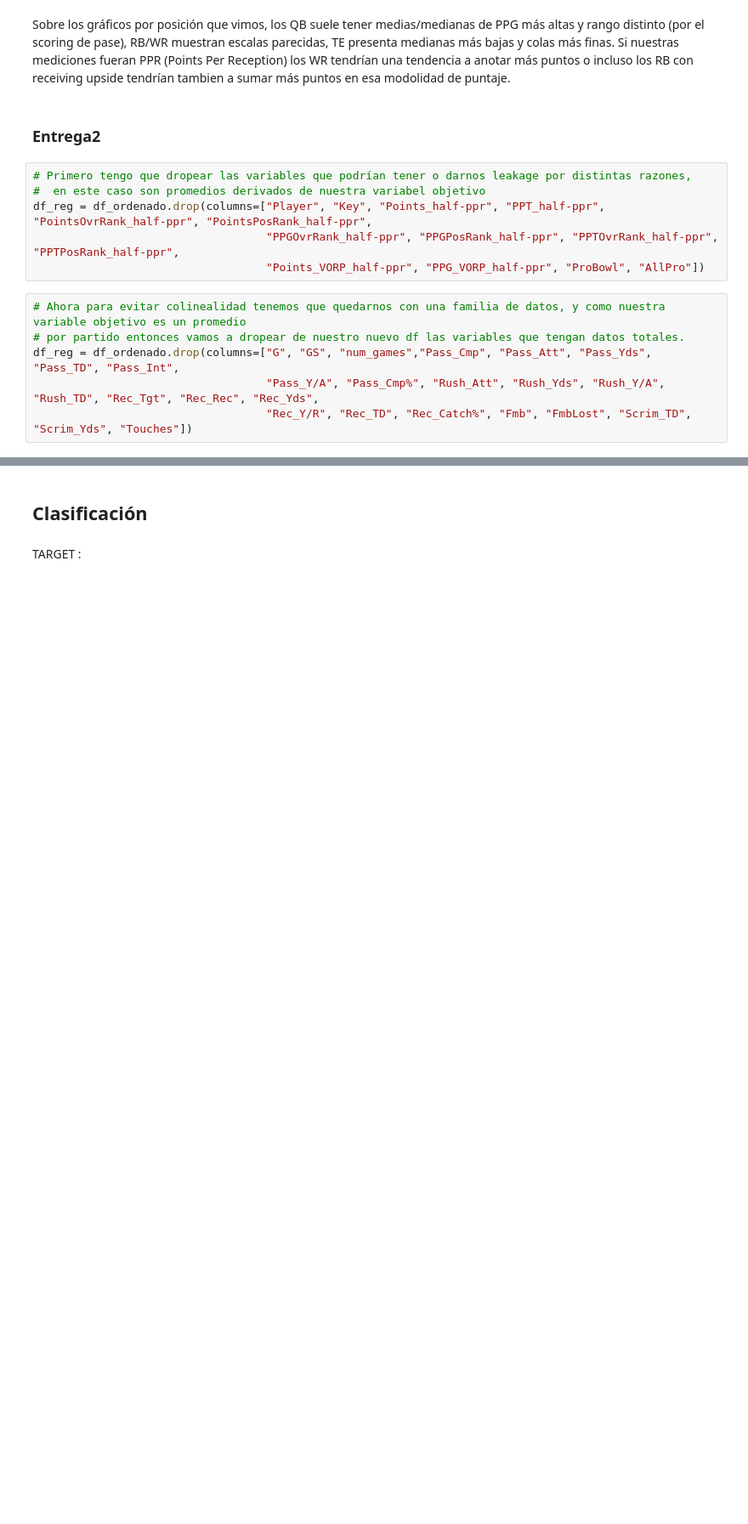
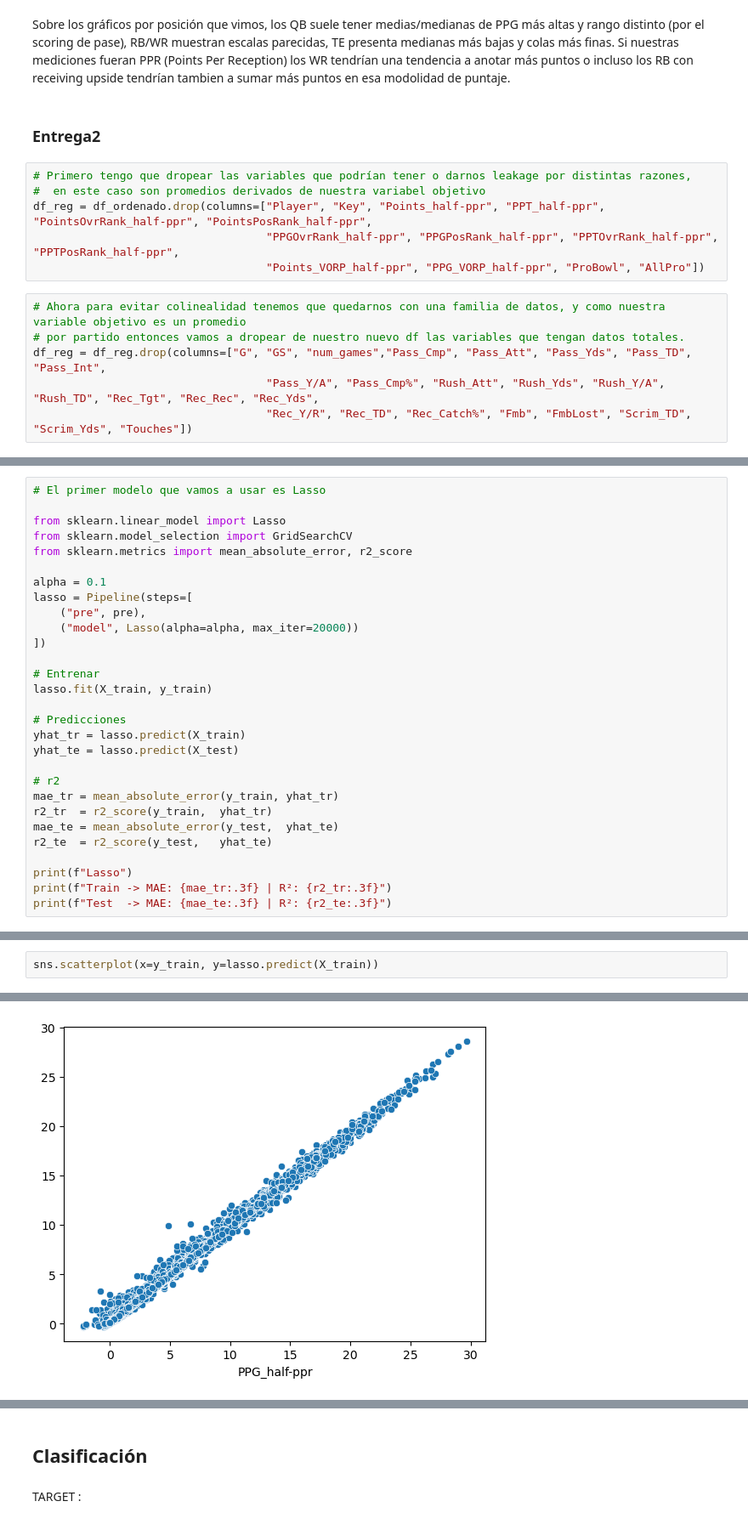
Before and after one commit to edumar67/Fantasy_project, a Jupyter notebook: Entrega2/2_entrega_regresión.ipynb, the cells around one changed output, grey strips where cells are left out. Shown at 85% size. Drawn from its saved outputs; the diff is of its cells as text; blank space fills up the shorter version.

Commit message:
more reg models

```diff
--- a/Entrega2/2_entrega_regresión.ipynb
+++ b/Entrega2/2_entrega_regresión.ipynb
@@ -605,7 +605,7 @@ df_reg = df_ordenado.drop(columns=["Player", "Key", "Points_half-ppr", "PPT_half
 # %%
 # Ahora para evitar colinealidad tenemos que quedarnos con una familia de datos, y como nuestra variable objetivo es un promedio
 # por partido entonces vamos a dropear de nuestro nuevo df las variables que tengan datos totales.
-df_reg = df_ordenado.drop(columns=["G", "GS", "num_games","Pass_Cmp", "Pass_Att", "Pass_Yds", "Pass_TD", "Pass_Int",
+df_reg = df_reg.drop(columns=["G", "GS", "num_games","Pass_Cmp", "Pass_Att", "Pass_Yds", "Pass_TD", "Pass_Int",
                                    "Pass_Y/A", "Pass_Cmp%", "Rush_Att", "Rush_Yds", "Rush_Y/A", "Rush_TD", "Rec_Tgt", "Rec_Rec", "Rec_Yds",
                                    "Rec_Y/R", "Rec_TD", "Rec_Catch%", "Fmb", "FmbLost", "Scrim_TD", "Scrim_Yds", "Touches"])
 # %%
@@ -656,0 +657,29 @@ Shapes -> (11914, 76) (2979, 76)
+# %%
+# El primer modelo que vamos a usar es Lasso
+
+from sklearn.linear_model import Lasso
+from sklearn.model_selection import GridSearchCV
+from sklearn.metrics import mean_absolute_error, r2_score
+
+alpha = 0.1
+lasso = Pipeline(steps=[
+    ("pre", pre),
+    ("model", Lasso(alpha=alpha, max_iter=20000))
+])
+
+# Entrenar
+lasso.fit(X_train, y_train)
+
+# Predicciones
+yhat_tr = lasso.predict(X_train)
+yhat_te = lasso.predict(X_test)
+
+# r2
+mae_tr = mean_absolute_error(y_train, yhat_tr)
+r2_tr  = r2_score(y_train,  yhat_tr)
+mae_te = mean_absolute_error(y_test,  yhat_te)
+r2_te  = r2_score(y_test,   yhat_te)
+
+print(f"Lasso")
+print(f"Train -> MAE: {mae_tr:.3f} | R²: {r2_tr:.3f}")
+print(f"Test  -> MAE: {mae_te:.3f} | R²: {r2_te:.3f}")
@@ -656,0 +690,3 @@ Shapes -> (11914, 76) (2979, 76)
+# %%
+sns.scatterplot(x=y_train, y=lasso.predict(X_train))
+# %% [output]
@@ -656,0 +694 @@ Shapes -> (11914, 76) (2979, 76)
+[figure, added]
```
Also changed, not shown: parts of 12 cells of this notebook.
